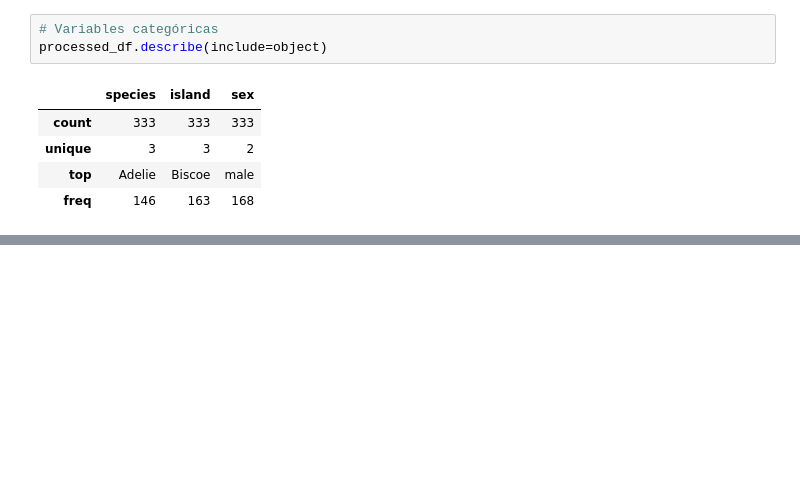
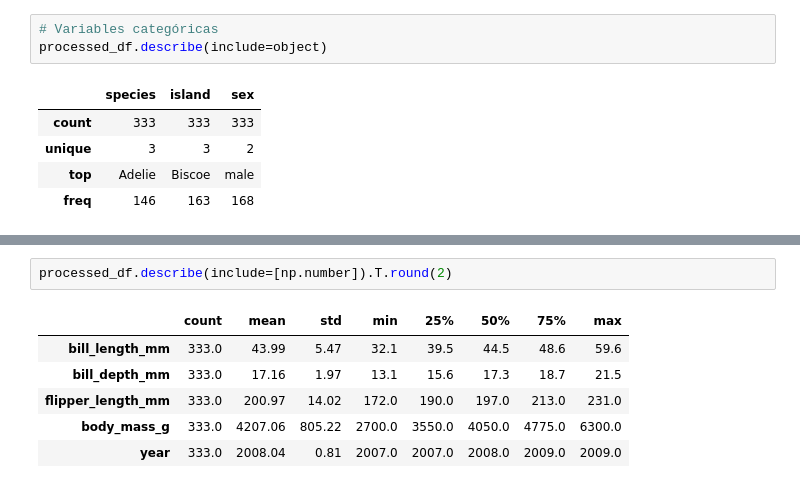
Before and after one commit to gabguagon/Py-EDA-penguins, a Jupyter notebook: penguins.ipynb, the cells around one changed output, grey strips where cells are left out. Cells and saved outputs as stored; diff of their text form; blank space fills up the shorter version.

```diff
--- a/penguins.ipynb
+++ b/penguins.ipynb
@@ -574,0 +665,9 @@ processed_df.describe(include=object)
+# %%
+processed_df.describe(include=[np.number]).T.round(2)
+# %% [output]
+|  | count | mean | std | min | 25% | 50% | 75% | max |
+| bill_length_mm | 333.0 | 43.99 | 5.47 | 32.1 | 39.5 | 44.5 | 48.6 | 59.6 |
+| bill_depth_mm | 333.0 | 17.16 | 1.97 | 13.1 | 15.6 | 17.3 | 18.7 | 21.5 |
+| flipper_length_mm | 333.0 | 200.97 | 14.02 | 172.0 | 190.0 | 197.0 | 213.0 | 231.0 |
+| body_mass_g | 333.0 | 4207.06 | 805.22 | 2700.0 | 3550.0 | 4050.0 | 4775.0 | 6300.0 |
+| year | 333.0 | 2008.04 | 0.81 | 2007.0 | 2007.0 | 2008.0 | 2009.0 | 2009.0 |
```
Also changed, not shown: parts of 14 cells of this notebook.
